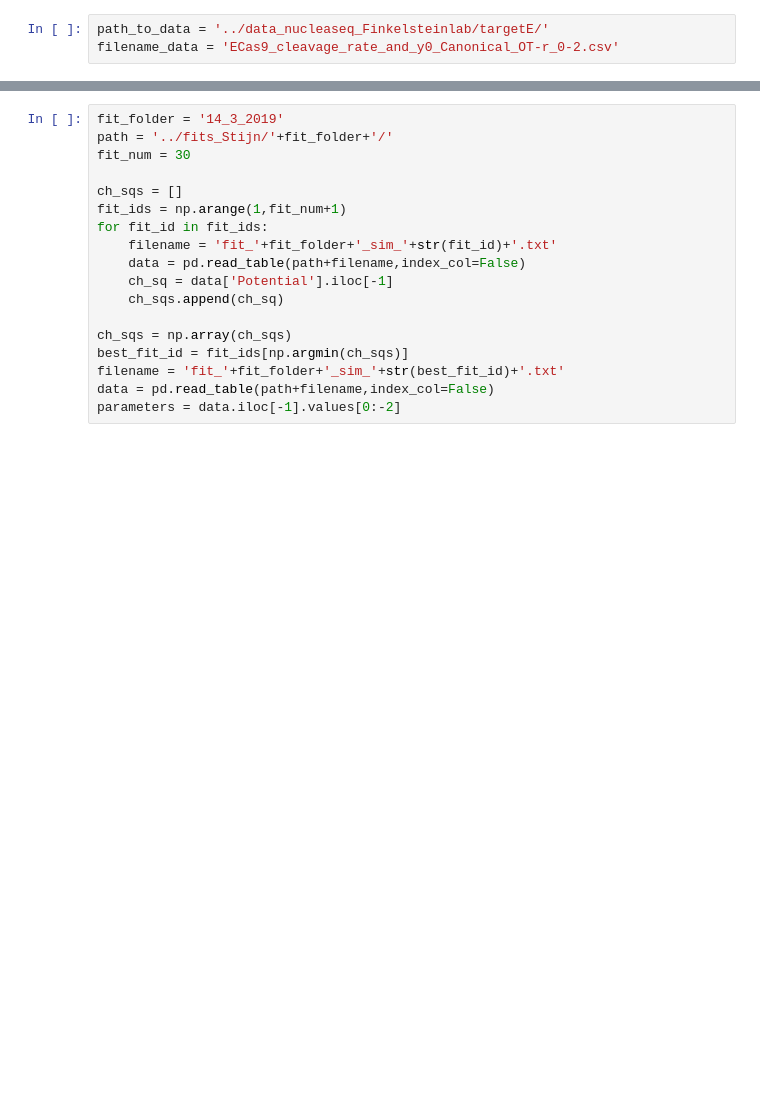
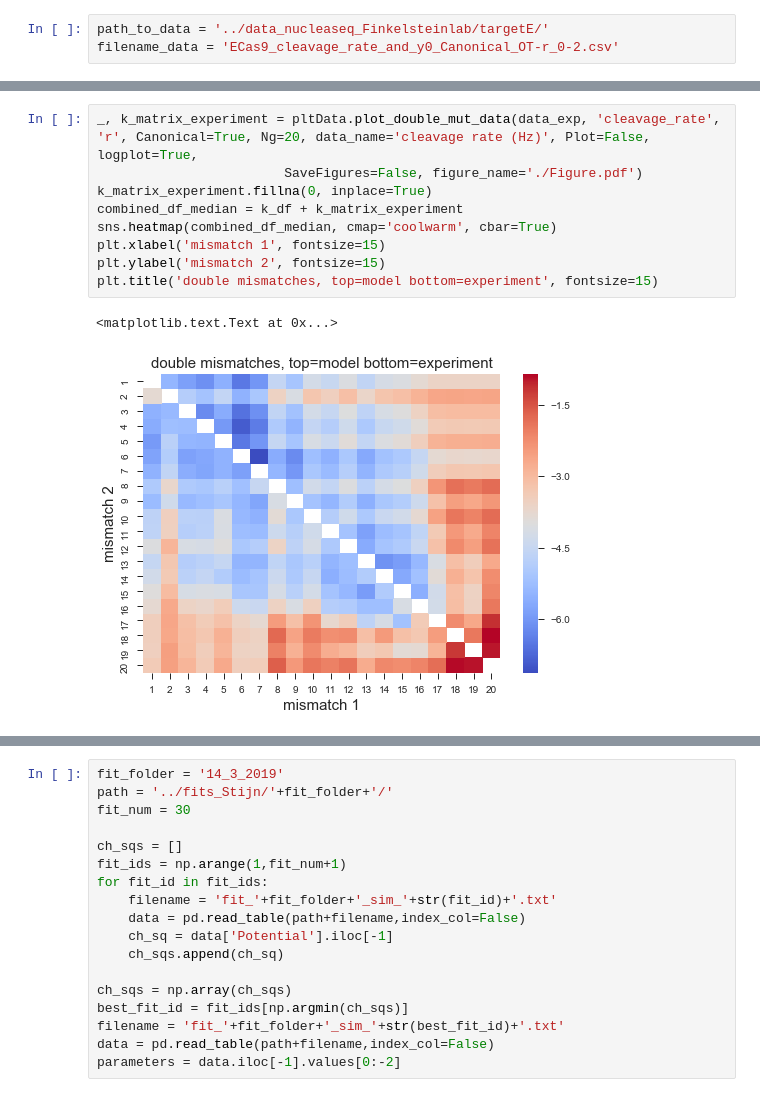
Before and after one commit to martin-depken/Energy-Landscape, a Jupyter notebook: predict_pclv_Stijn/Compare_to_Boyle.ipynb, the cells around one changed output, grey strips where cells are left out. Saved outputs shown, nothing was run; the diff lists cells and outputs as text; blank space fills up the shorter version.

```diff
--- a/predict_pclv_Stijn/Compare_to_Boyle.ipynb
+++ b/predict_pclv_Stijn/Compare_to_Boyle.ipynb
@@ -33,0 +157,12 @@ filename_data = 'ECas9_cleavage_rate_and_y0_Canonical_OT-r_0-2.csv'
+# %%
+_, k_matrix_experiment = pltData.plot_double_mut_data(data_exp, 'cleavage_rate', 'r', Canonical=True, Ng=20, data_name='cleavage rate (Hz)', Plot=False, logplot=True,
+                        SaveFigures=False, figure_name='./Figure.pdf')
+k_matrix_experiment.fillna(0, inplace=True)
+combined_df_median = k_df + k_matrix_experiment
+sns.heatmap(combined_df_median, cmap='coolwarm', cbar=True)
+plt.xlabel('mismatch 1', fontsize=15)
+plt.ylabel('mismatch 2', fontsize=15)
+plt.title('double mismatches, top=model bottom=experiment', fontsize=15)
+# %% [output]
+<matplotlib.text.Text at 0x...>
+[figure, added]
```
Also changed, not shown: parts of 15 cells of this notebook.
